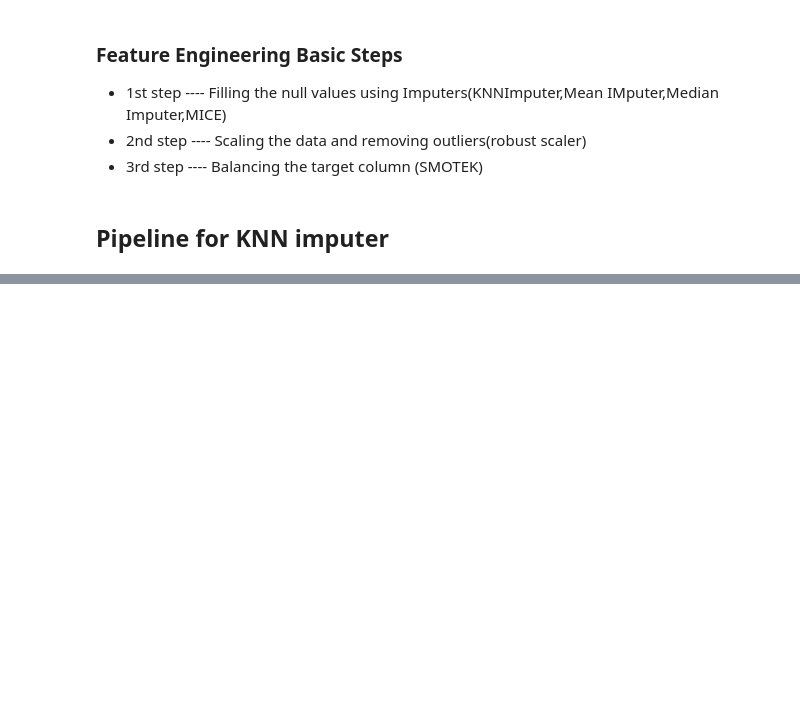
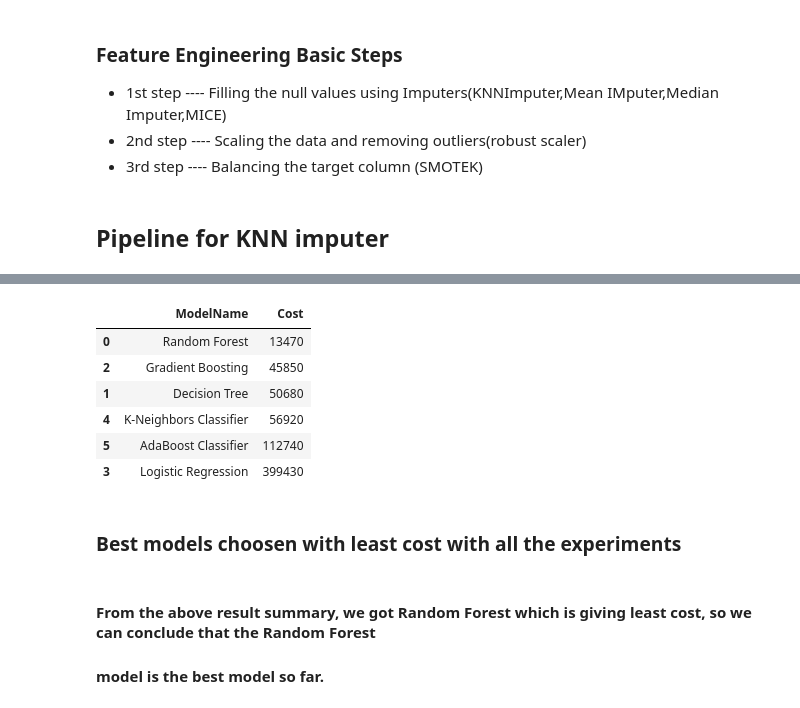
Before and after one commit to LikithPrince/Sensor_components_failure_prediction, a Jupyter notebook: src/sensor.ipynb, the cells around one changed output, grey strips where cells are left out. Drawn from its saved outputs; the diff is of its cells as text; code cells hidden in the pictures; blank space fills up the shorter version.

```diff
--- a/src/sensor.ipynb
+++ b/src/sensor.ipynb
@@ -518,0 +505,13 @@ Roc Auc Score------->0.971163708888707
+# %%
+mean_pipeline = Pipeline(
+steps = [
+    ("filling_missing_values", SimpleImputer(strategy='mean')),
+    ("scaling_and_removing_outliers", RobustScaler())
+])
+# %%
+X_mean = mean_pipeline.fit_transform(X)
+# %%
+mean_smt = SMOTETomek(random_state=7, sampling_strategy='minority')
+X_res, y_res = mean_smt.fit_resample(X_mean,y)
+# %%
+mean_report = evaluate(X_res, y_res, models)
@@ -518,0 +536,12 @@ Roc Auc Score------->0.971163708888707
+# %%
+mean_report
+# %% [output]
+|  | ModelName | Cost |
+| 0 | Random Forest | 13470 |
+| 2 | Gradient Boosting | 45850 |
+| 1 | Decision Tree | 50680 |
+| 4 | K-Neighbors Classifier | 56920 |
+| 5 | AdaBoost Classifier | 112740 |
+| 3 | Logistic Regression | 399430 |
+# %% [markdown]
+### Best models choosen with least cost with all the experiments
@@ -518,0 +560,3 @@ Roc Auc Score------->0.971163708888707
+# %% [markdown]
+#### From the above result summary, we got Random Forest which is giving least cost, so we can conclude that the Random Forest
+#### model is the best model so far.
```
Also changed, not shown: parts of 29 cells of this notebook.
